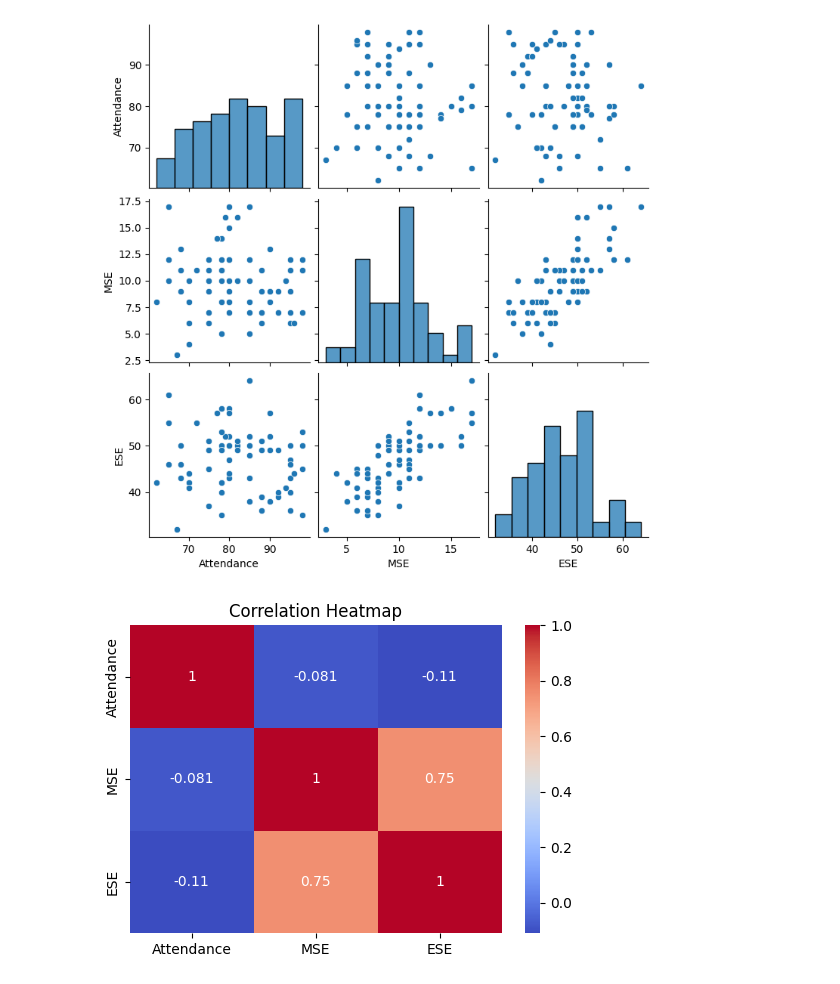
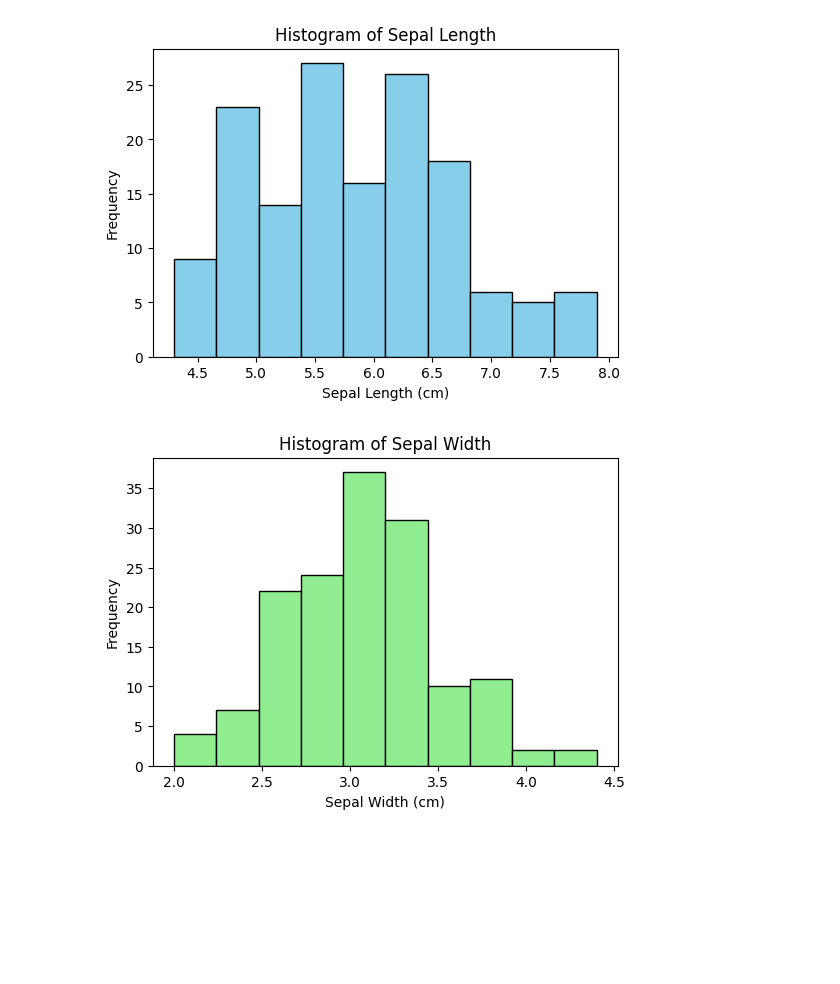
Before and after one commit to rihaab06/ML-LAB-PRACTICALS, a Jupyter notebook: practical1_loading_dataset.ipynb, the cells around one changed output. Drawn from its saved outputs; the diff is of its cells as text; code cells hidden in the pictures; blank space fills up the shorter version.

```diff
--- a/practical1_loading_dataset.ipynb
+++ b/practical1_loading_dataset.ipynb
@@ -1,34 +1,68 @@
 # %%
-
 import pandas as pd
 import matplotlib.pyplot as plt
 import seaborn as sns
+from sklearn.datasets import load_iris
 
+# 1️⃣ Load Iris dataset
+iris = load_iris()
+df = pd.DataFrame(data=iris.data, columns=iris.feature_names)
+df['species'] = pd.Categorical.from_codes(iris.target, iris.target_names)
 
-df = pd.read_csv('AttendanceMarksSA.csv')  # Replace with your CSV file path
-
-
-print("First 5 rows of the dataset:")
+# 2️⃣ Display first 5 rows
+print("First 5 rows of Iris dataset:")
 print(df.head())
 
-
+# 3️⃣ Dataset info
 print("\nDataset info:")
 print(df.info())
 
+# 4️⃣ Summary statistics
 print("\nSummary statistics:")
 print(df.describe())
 
-
+# 5️⃣ Check for missing values
 print("\nMissing values in each column:")
 print(df.isnull().sum())
 
+# --------------------------
+# Individual feature plots
+# --------------------------
 
-sns.pairplot(df)
+# Histogram for sepal length
+plt.figure(figsize=(6,4))
+plt.hist(df['sepal length (cm)'], bins=10, color='skyblue', edgecolor='black')
+plt.xlabel('Sepal Length (cm)')
+plt.ylabel('Frequency')
+plt.title('Histogram of Sepal Length')
 plt.show()
 
+# Histogram for sepal width
+plt.figure(figsize=(6,4))
+plt.hist(df['sepal width (cm)'], bins=10, color='lightgreen', edgecolor='black')
+plt.xlabel('Sepal Width (cm)')
+plt.ylabel('Frequency')
+plt.title('Histogram of Sepal Width')
+plt.show()
 
+# Bar chart: Count of each species
 plt.figure(figsize=(6,4))
-sns.heatmap(df.corr(), annot=True, cmap='coolwarm')
-plt.title("Correlation Heatmap")
+df['species'].value_counts().plot(kind='bar', color=['lightblue','lightgreen','salmon'])
+plt.xlabel('Species')
+plt.ylabel('Count')
+plt.title('Count of Each Iris Species')
 plt.show()
+
+# Pie chart: Proportion of each species
+plt.figure(figsize=(5,5))
+df['species'].value_counts().plot(kind='pie', autopct='%1.1f%%', colors=['lightblue','lightgreen','salmon'])
+plt.title('Proportion of Iris Species')
+plt.ylabel('')
+plt.show()
+
+# Heatmap: Correlation between features
+plt.figure(figsize=(6,4))
+sns.heatmap(df.iloc[:,:4].corr(), annot=True, cmap='coolwarm')
+plt.title("Feature Correlation Heatmap")
+plt.show()
 # %% [output]
@@ -51,3 +85,3 @@ ESE           0
 dtype: int64
-[figure, old version]
+[figure, new version]
-[figure, old version]
+[figure, new version]
```
Also changed, not shown: parts of 1 cell of this notebook.
